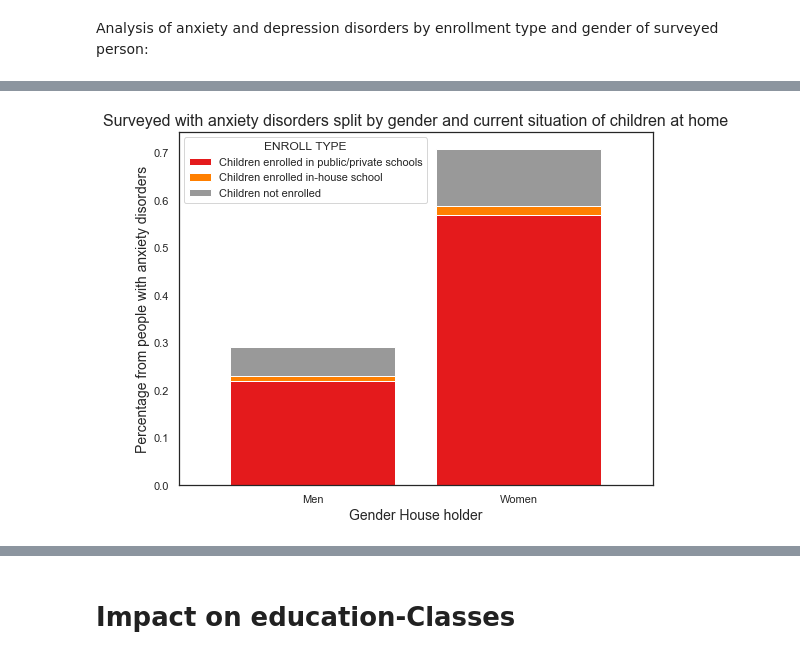
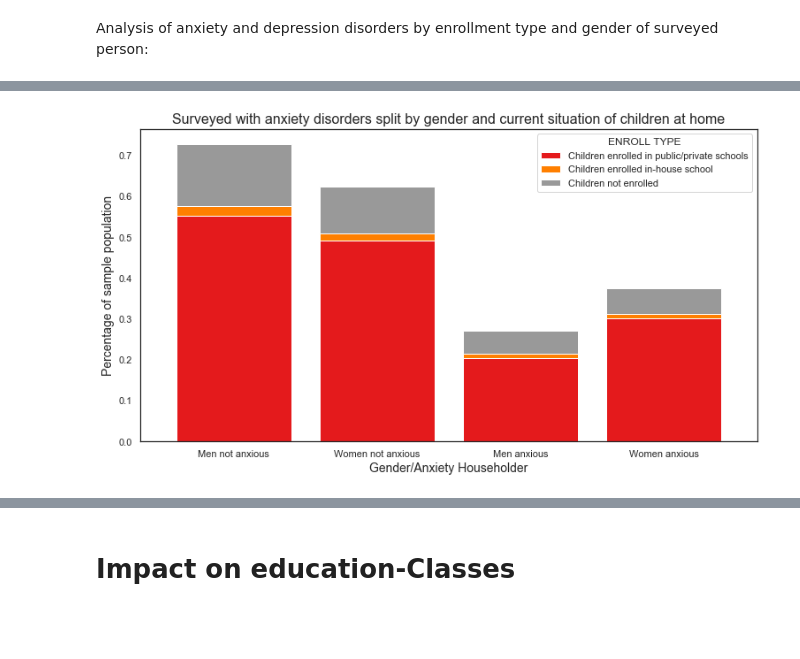
Before and after one commit to evdelph/DS4A-Women-Summit, a Jupyter notebook: notebooks/EDA_daniela.ipynb, the cells around one changed output, grey strips where cells are left out. Drawn from its saved outputs; the diff is of its cells as text; code cells hidden in the pictures; blank space fills up the shorter version.

Commit message:
update with more plots and statistical analysis

```diff
--- a/notebooks/EDA_daniela.ipynb
+++ b/notebooks/EDA_daniela.ipynb
@@ -114,0 +89,12 @@ education_df['depression_disorder'] = education_df.Depression.apply(anxiety_diso
+# %%
+sns.set(style="white")
+
+fig, ax = plt.subplots(figsize=(20, 6.5))
+_ = plt.stackplot(x, [y1,y2],
+                  labels=['A','B'])
+_ = plt.title('Surveyed people along the weeks split by presence/absence of anxiety disorders', size=16)
+_ = plt.xlabel('Week', size=14)
+_ = plt.ylabel('Count', size=14)
+_ = plt.xticks(rotation=0)
+_ = plt.legend(title='ANXIETY DISORDER', loc='upper right', labels=['NO', 'YES'])
+_ = plt.show()
@@ -121,7 +278,7 @@ education_df['depression_disorder'] = education_df.Depression.apply(anxiety_diso
 # %% [markdown]
 For no timing analysis, let's drop duplicates columns
 # %%
-edu_df = education_df.drop(['WEEK_DT'], axis=1).drop_duplicates()
+edu_df = education_df.drop(['WEEK'], axis=1).drop_duplicates()
 # %%
 print('Duplicates rows: {}'.format(len(education_df)-len(edu_df)))
 # %% [output]
@@ -445,6 +630,6 @@ True              ENROLL1      1           28039
 Name: COUNTER, dtype: int64
 # %%
-df_anxious_gender = df_anxious_gender/df_anxious_gender.groupby(level=[0]).sum()
+df_anxious_gender = df_anxious_gender/df_anxious_gender.groupby(level=[2]).sum()
 # %%
 df_anxious_gender
 # %% [output]
@@ -464,17 +649,17 @@ True              ENROLL1      1          0.220104
 Name: COUNTER, dtype: float64
 # %%
-df_anxious_gender = df_anxious_gender.iloc[df_anxious_gender.index.get_level_values('anxiety_disorder') == True]
+#df_anxious_gender = df_anxious_gender.iloc[df_anxious_gender.index.get_level_values('anxiety_disorder') == True]
 # %%
 test3 = df_anxious_gender.unstack('ENROLL_TYPE').fillna(0)
 
-fig, ax = plt.subplots(figsize=(8.5, 6.5))
+fig, ax = plt.subplots(figsize=(12.5, 6.5))
 _ = test3.plot(kind='bar', stacked=True, ax=ax, width=0.8, cmap=plt.cm.get_cmap('Set1', 3))
 _ = plt.title('Surveyed with anxiety disorders split by gender and current situation of children at home', size=16)
-_ = plt.xlabel('Gender House holder', size=14)
-_ = plt.ylabel('Percentage from people with anxiety disorders', size=14)
-_ = plt.xticks(np.arange(2),('Men', 'Women'), rotation=0)
-_ = plt.legend(title='ENROLL TYPE', loc='upper left', labels=['Children enrolled in public/private schools',
+_ = plt.xlabel('Gender/Anxiety Householder', size=14)
+_ = plt.ylabel('Percentage of sample population', size=14)
+_ = plt.xticks(np.arange(4),('Men not anxious', 'Women not anxious', 'Men anxious', 'Women anxious'), rotation=0)
+_ = plt.legend(title='ENROLL TYPE', loc='upper right', labels=['Children enrolled in public/private schools',
                                                               'Children enrolled in-house school',
                                                               'Children not enrolled'])
 # %% [output]
-[figure, old version]
+[figure, new version]
```
Also changed, not shown: parts of 142 cells of this notebook.
